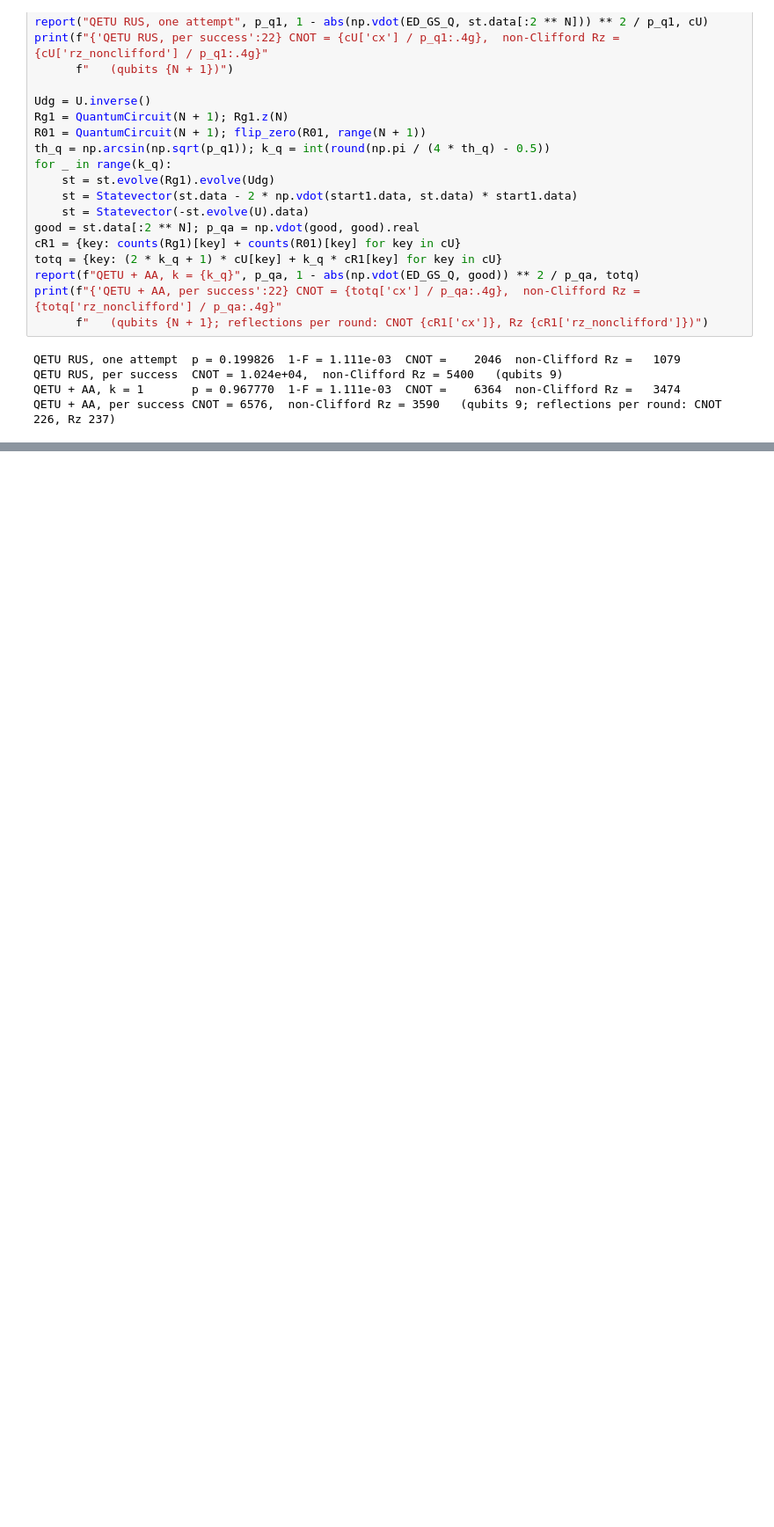
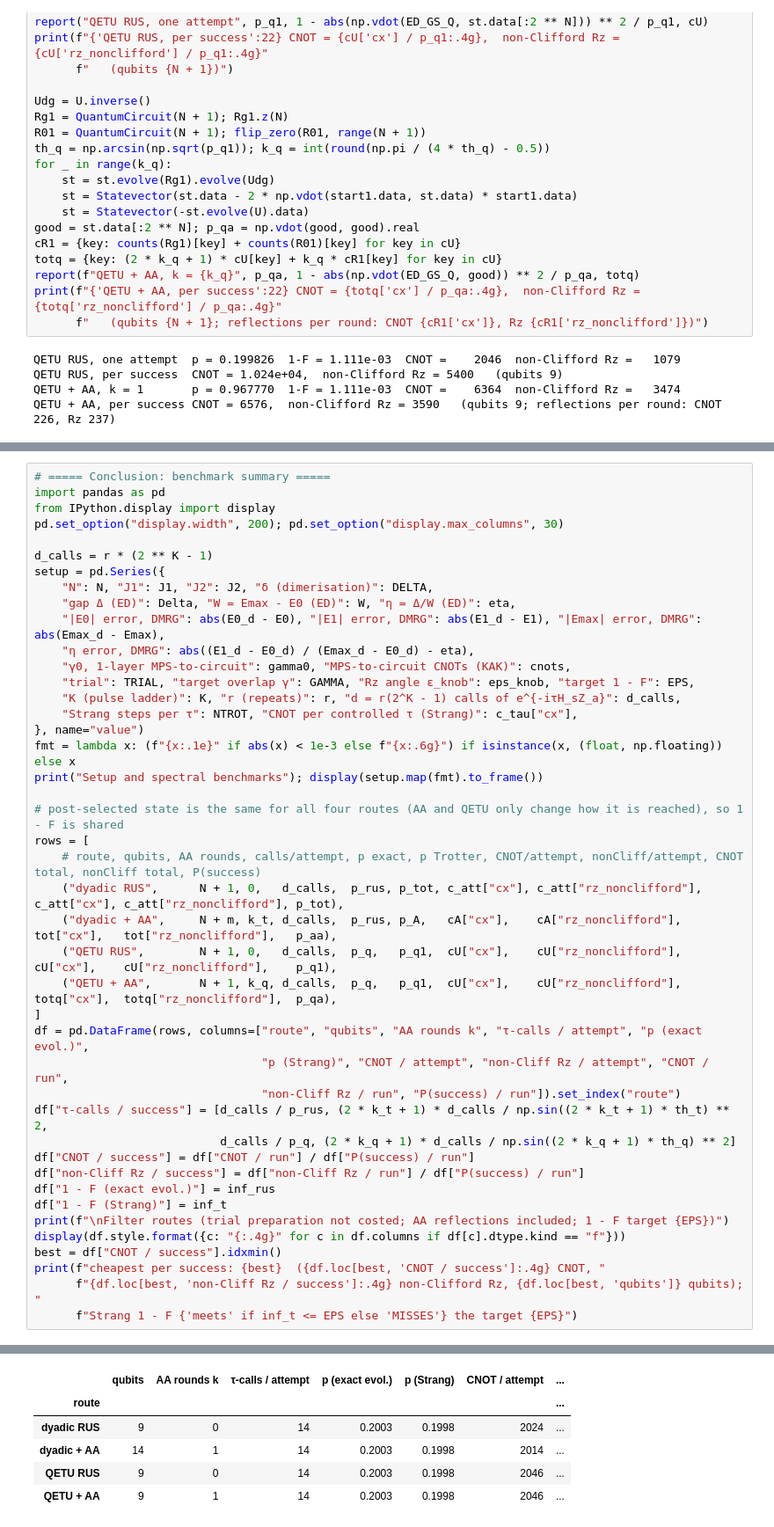
Before and after one commit to aaronseymour7/CLAUDE, a Jupyter notebook: ORNL/filter_walkthrough.ipynb, the cells around one changed output, grey strips where cells are left out. Shown at 88% size. Cells and saved outputs as stored; diff of their text form; blank space fills up the shorter version.

```diff
--- a/ORNL/filter_walkthrough.ipynb
+++ b/ORNL/filter_walkthrough.ipynb
@@ -526,0 +529,44 @@ QETU + AA, per success CNOT = 6576,  non-Clifford Rz = 3590   (qubits 9; reflect
+# %%
+# ===== Conclusion: benchmark summary =====
+import pandas as pd
+from IPython.display import display
+pd.set_option("display.width", 200); pd.set_option("display.max_columns", 30)
+
+d_calls = r * (2 ** K - 1)
+setup = pd.Series({
+    "N": N, "J1": J1, "J2": J2, "δ (dimerisation)": DELTA,
+    "gap Δ (ED)": Delta, "W = Emax - E0 (ED)": W, "η = Δ/W (ED)": eta,
+    "|E0| error, DMRG": abs(E0_d - E0), "|E1| error, DMRG": abs(E1_d - E1), "|Emax| error, DMRG": abs(Emax_d - Emax),
+    "η error, DMRG": abs((E1_d - E0_d) / (Emax_d - E0_d) - eta),
+    "γ0, 1-layer MPS-to-circuit": gamma0, "MPS-to-circuit CNOTs (KAK)": cnots,
+    "trial": TRIAL, "target overlap γ": GAMMA, "Rz angle ε_knob": eps_knob, "target 1 - F": EPS,
+    "K (pulse ladder)": K, "r (repeats)": r, "d = r(2^K - 1) calls of e^{-iτH_sZ_a}": d_calls,
+    "Strang steps per τ": NTROT, "CNOT per controlled τ (Strang)": c_tau["cx"],
+}, name="value")
+fmt = lambda x: (f"{x:.1e}" if abs(x) < 1e-3 else f"{x:.6g}") if isinstance(x, (float, np.floating)) else x
+print("Setup and spectral benchmarks"); display(setup.map(fmt).to_frame())
+
+# post-selected state is the same for all four routes (AA and QETU only change how it is reached), so 1 - F is shared
+rows = [
+    # route, qubits, AA rounds, calls/attempt, p exact, p Trotter, CNOT/attempt, nonCliff/attempt, CNOT total, nonCliff total, P(success)
+    ("dyadic RUS",      N + 1, 0,   d_calls,  p_rus, p_tot, c_att["cx"], c_att["rz_nonclifford"], c_att["cx"], c_att["rz_nonclifford"], p_tot),
+    ("dyadic + AA",     N + m, k_t, d_calls,  p_rus, p_A,   cA["cx"],    cA["rz_nonclifford"],    tot["cx"],   tot["rz_nonclifford"],   p_aa),
+    ("QETU RUS",        N + 1, 0,   d_calls,  p_q,   p_q1,  cU["cx"],    cU["rz_nonclifford"],    cU["cx"],    cU["rz_nonclifford"],    p_q1),
+    ("QETU + AA",       N + 1, k_q, d_calls,  p_q,   p_q1,  cU["cx"],    cU["rz_nonclifford"],    totq["cx"],  totq["rz_nonclifford"],  p_qa),
+]
+df = pd.DataFrame(rows, columns=["route", "qubits", "AA rounds k", "τ-calls / attempt", "p (exact evol.)",
+                                 "p (Strang)", "CNOT / attempt", "non-Cliff Rz / attempt", "CNOT / run",
+                                 "non-Cliff Rz / run", "P(success) / run"]).set_index("route")
+df["τ-calls / success"] = [d_calls / p_rus, (2 * k_t + 1) * d_calls / np.sin((2 * k_t + 1) * th_t) ** 2,
+                           d_calls / p_q, (2 * k_q + 1) * d_calls / np.sin((2 * k_q + 1) * th_q) ** 2]
+df["CNOT / success"] = df["CNOT / run"] / df["P(success) / run"]
+df["non-Cliff Rz / success"] = df["non-Cliff Rz / run"] / df["P(success) / run"]
+df["1 - F (exact evol.)"] = inf_rus
+df["1 - F (Strang)"] = inf_t
+print(f"\nFilter routes (trial preparation not costed; AA reflections included; 1 - F target {EPS})")
+display(df.style.format({c: "{:.4g}" for c in df.columns if df[c].dtype.kind == "f"}))
+best = df["CNOT / success"].idxmin()
+print(f"cheapest per success: {best}  ({df.loc[best, 'CNOT / success']:.4g} CNOT, "
+      f"{df.loc[best, 'non-Cliff Rz / success']:.4g} non-Clifford Rz, {df.loc[best, 'qubits']} qubits);  "
+      f"Strang 1 - F {'meets' if inf_t <= EPS else 'MISSES'} the target {EPS}")
+# %% [output]
@@ -526,0 +592,6 @@ QETU + AA, per success CNOT = 6576,  non-Clifford Rz = 3590   (qubits 9; reflect
+|  | qubits | AA rounds k | τ-calls / attempt | p (exact evol.) | p (Strang) | CNOT / attempt | ... |
+| route |  |  |  |  |  |  | ... |
+| dyadic RUS | 9 | 0 | 14 | 0.2003 | 0.1998 | 2024 | ... |
+| dyadic + AA | 14 | 1 | 14 | 0.2003 | 0.1998 | 2014 | ... |
+| QETU RUS | 9 | 0 | 14 | 0.2003 | 0.1998 | 2046 | ... |
+| QETU + AA | 9 | 1 | 14 | 0.2003 | 0.1998 | 2046 | ... |
```
Also changed, not shown: parts of 3 cells of this notebook.
